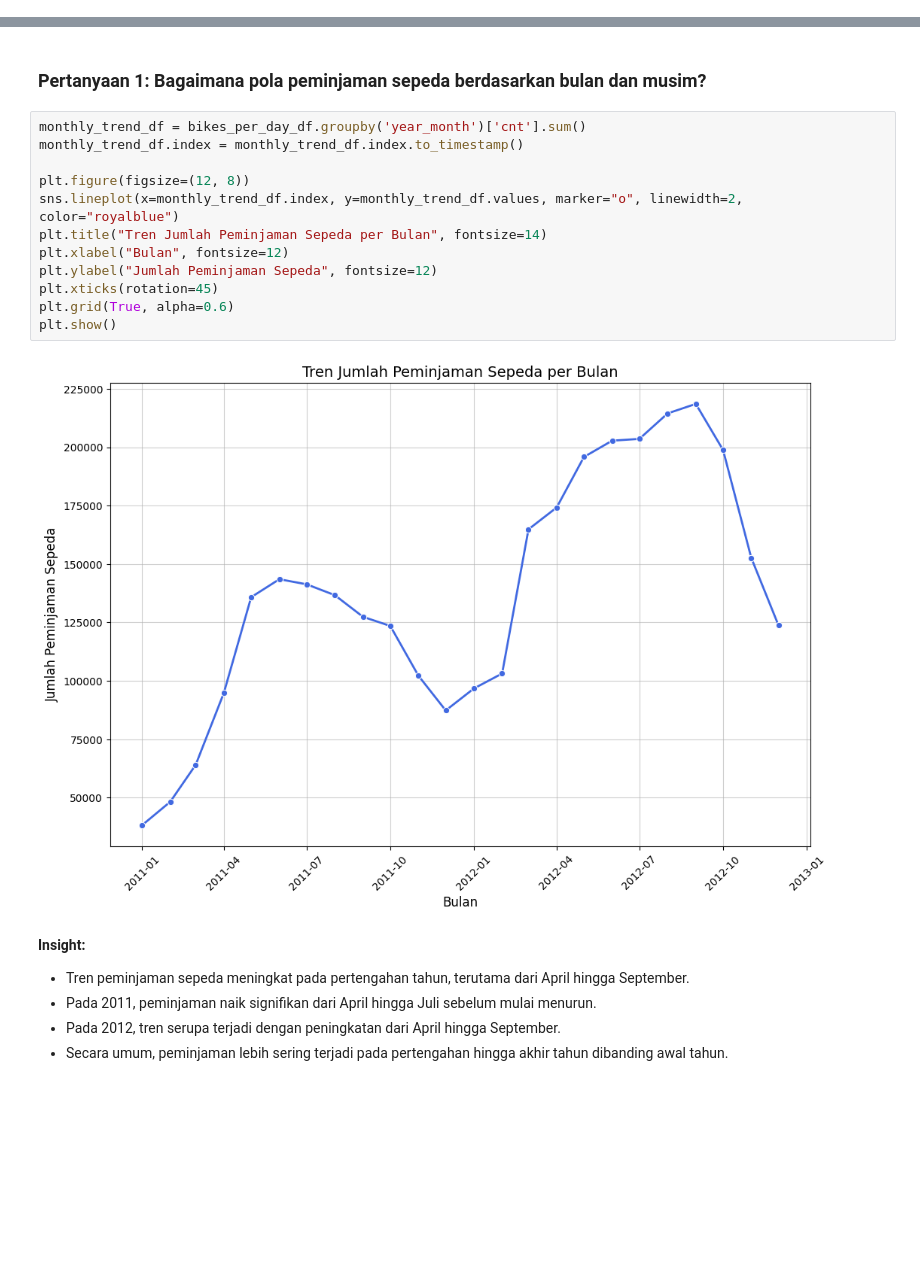
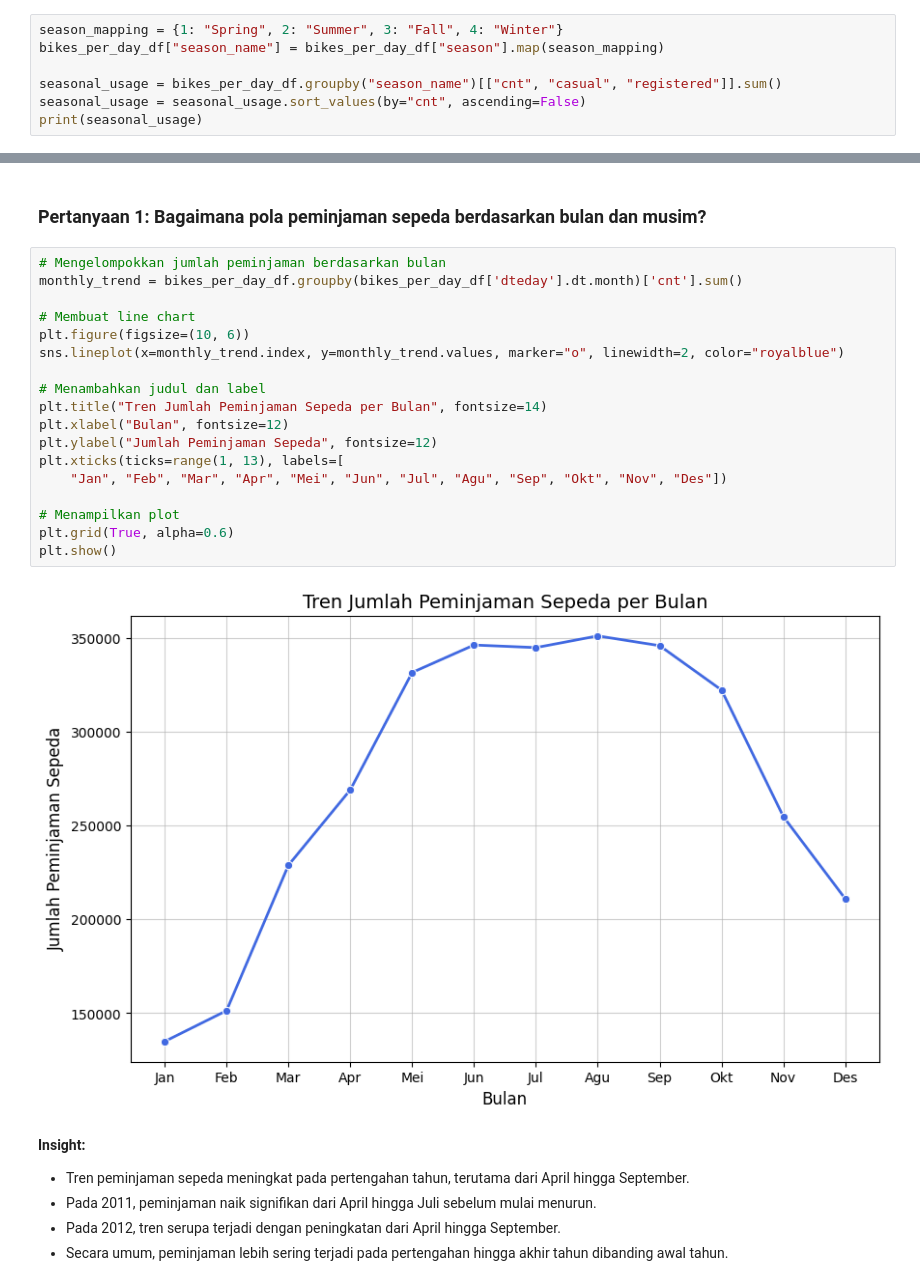
Before and after one commit to fajarwiguna/bikesharing-dashboard, a Jupyter notebook: notebook.ipynb, the cells around one changed output, grey strips where cells are left out. Cells and saved outputs as stored; diff of their text form; blank space fills up the shorter version.

```diff
--- a/notebook.ipynb
+++ b/notebook.ipynb
@@ -357,0 +231,7 @@ bikes_per_day_df.groupby('weekday').agg({
+# %%
+season_mapping = {1: "Spring", 2: "Summer", 3: "Fall", 4: "Winter"}
+bikes_per_day_df["season_name"] = bikes_per_day_df["season"].map(season_mapping)
+
+seasonal_usage = bikes_per_day_df.groupby("season_name")[["cnt", "casual", "registered"]].sum()
+seasonal_usage = seasonal_usage.sort_values(by="cnt", ascending=False)
+print(seasonal_usage)
@@ -403,19 +297,25 @@ print(cnt_max.head(5))
 # %% [markdown]
 ### Pertanyaan 1: Bagaimana pola peminjaman sepeda berdasarkan bulan dan musim?
 # %%
-monthly_trend_df = bikes_per_day_df.groupby('year_month')['cnt'].sum()
-monthly_trend_df.index = monthly_trend_df.index.to_timestamp()
+# Mengelompokkan jumlah peminjaman berdasarkan bulan
+monthly_trend = bikes_per_day_df.groupby(bikes_per_day_df['dteday'].dt.month)['cnt'].sum()
 
-plt.figure(figsize=(12, 8))
-sns.lineplot(x=monthly_trend_df.index, y=monthly_trend_df.values, marker="o", linewidth=2, color="royalblue")
+# Membuat line chart
+plt.figure(figsize=(10, 6))
+sns.lineplot(x=monthly_trend.index, y=monthly_trend.values, marker="o", linewidth=2, color="royalblue")
+
+# Menambahkan judul dan label
 plt.title("Tren Jumlah Peminjaman Sepeda per Bulan", fontsize=14)
 plt.xlabel("Bulan", fontsize=12)
 plt.ylabel("Jumlah Peminjaman Sepeda", fontsize=12)
-plt.xticks(rotation=45)
+plt.xticks(ticks=range(1, 13), labels=[
+    "Jan", "Feb", "Mar", "Apr", "Mei", "Jun", "Jul", "Agu", "Sep", "Okt", "Nov", "Des"])
+
+# Menampilkan plot
 plt.grid(True, alpha=0.6)
 plt.show()
 # %% [output]
-[figure, old version]
+[figure, new version]
 # %% [markdown]
 **Insight:**
 - Tren peminjaman sepeda meningkat pada pertengahan tahun, terutama dari April hingga September.
```
Also changed, not shown: parts of 53 cells of this notebook.
